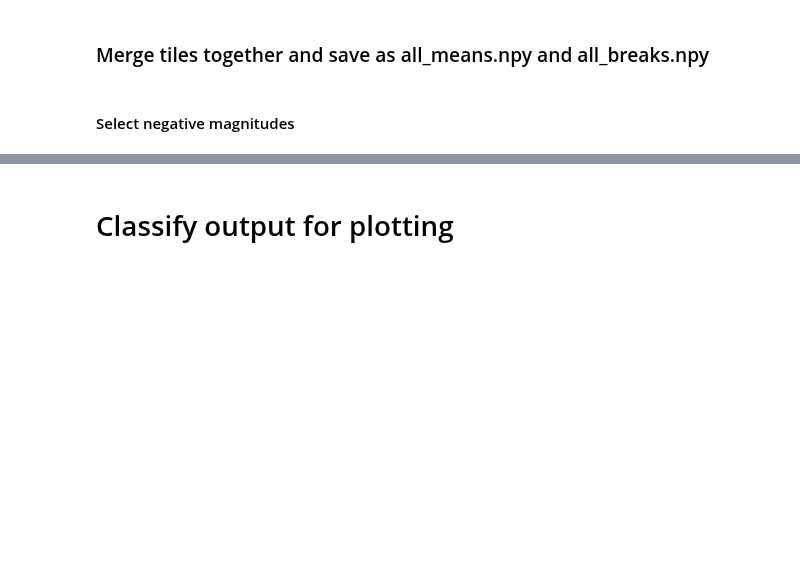
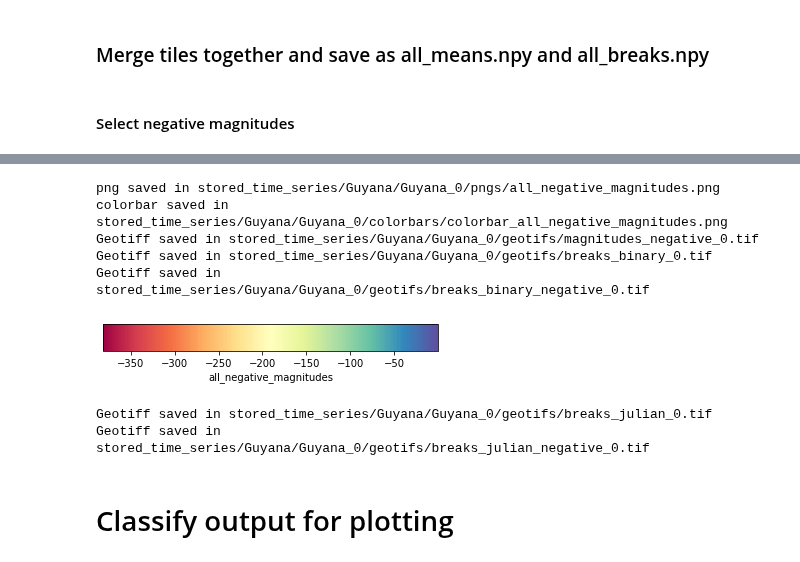
Before and after one commit to DerekvdVen/bfastmonitor_GPU_SEPAL, a Jupyter notebook: dven/bfast_from_sepal-OOP.ipynb, the cells around one changed output, grey strips where cells are left out. Cells and saved outputs as stored; diff of their text form; code cells hidden in the pictures; blank space fills up the shorter version.

```diff
--- a/dven/bfast_from_sepal-OOP.ipynb
+++ b/dven/bfast_from_sepal-OOP.ipynb
@@ -343,3 +407,20 @@ export_GTiff(data_list, output_dir, array = breaks_neg ,output_name = "negative_
+# %%
+# select only negative magnitudes
+means_neg, breaks_indexed, breaks_indexed_neg, binary_breaks, negative_binary_breaks = select_negatives(means_orig, breaks_orig)
+
+save_plot(means_neg, output_dir, save_name = "all_negative_magnitudes")
+
+# save negative means and breaks
+export_GTiff(data_list, output_dir, array = means_neg ,output_name = "magnitudes_negative_" + timeseries_directory[-2] + ".tif")
+export_GTiff(data_list, output_dir, array = binary_breaks ,output_name = "breaks_binary_" + timeseries_directory[-2] + ".tif")
+export_GTiff(data_list, output_dir, array = negative_binary_breaks ,output_name = "breaks_binary_negative_" + timeseries_directory[-2] + ".tif")
+# %% [output]
+png saved in stored_time_series/Guyana/Guyana_0/pngs/all_negative_magnitudes.png
+colorbar saved in stored_time_series/Guyana/Guyana_0/colorbars/colorbar_all_negative_magnitudes.png
+Geotiff saved in stored_time_series/Guyana/Guyana_0/geotifs/magnitudes_negative_0.tif
+Geotiff saved in stored_time_series/Guyana/Guyana_0/geotifs/breaks_binary_0.tif
+Geotiff saved in stored_time_series/Guyana/Guyana_0/geotifs/breaks_binary_negative_0.tif
+[figure, added]
 # %%
 dates_monitor = []
 dates = data_list[0].cropped_dates
@@ -351,23 +432,15 @@ for i in range(len(dates)):
 dates_array = np.array(dates_monitor) # dates_array is the dates that are in the monitoring period
 # %%
 
-# def get_julian_dates(dates_array, breaks_array):
-#     breaks_array = breaks_array.astype(np.int)
-#     for i in range(len(dates_array)):
-#         date = dates_array[i]
-#         tt = date.timetuple()
-#         julian_date = tt.tm_year * 1000 + tt.tm_yday
-#         breaks_array[breaks_array == i] = julian_date
-#     return(breaks_array)
-
-julian_breaks = get_julian_dates(dates_array,breaks)
+julian_breaks = get_julian_dates(dates_array,breaks_indexed_neg)
 negative_julian_breaks = get_julian_dates(dates_array,breaks_neg)
 
 # save negative means and breaks
-export_GTiff(data_list, output_dir, array = binary_breaks ,output_name = "breaks_binary_" + timeseries_directory[-2] + ".tif")
-export_GTiff(data_list, output_dir, array = negative_binary_breaks ,output_name = "breaks_binary_negative_" + timeseries_directory[-2] + ".tif")
 export_GTiff(data_list, output_dir, array = julian_breaks ,output_name = "breaks_julian_" + timeseries_directory[-2] + ".tif")
 export_GTiff(data_list, output_dir, array = negative_julian_breaks ,output_name = "breaks_julian_negative_" + timeseries_directory[-2] + ".tif")
+# %% [output]
+Geotiff saved in stored_time_series/Guyana/Guyana_0/geotifs/breaks_julian_0.tif
+Geotiff saved in stored_time_series/Guyana/Guyana_0/geotifs/breaks_julian_negative_0.tif
 # %% [markdown]
 # Classify output for plotting
 # %%
```
Also changed, not shown: parts of 15 cells of this notebook, 1 other file.
